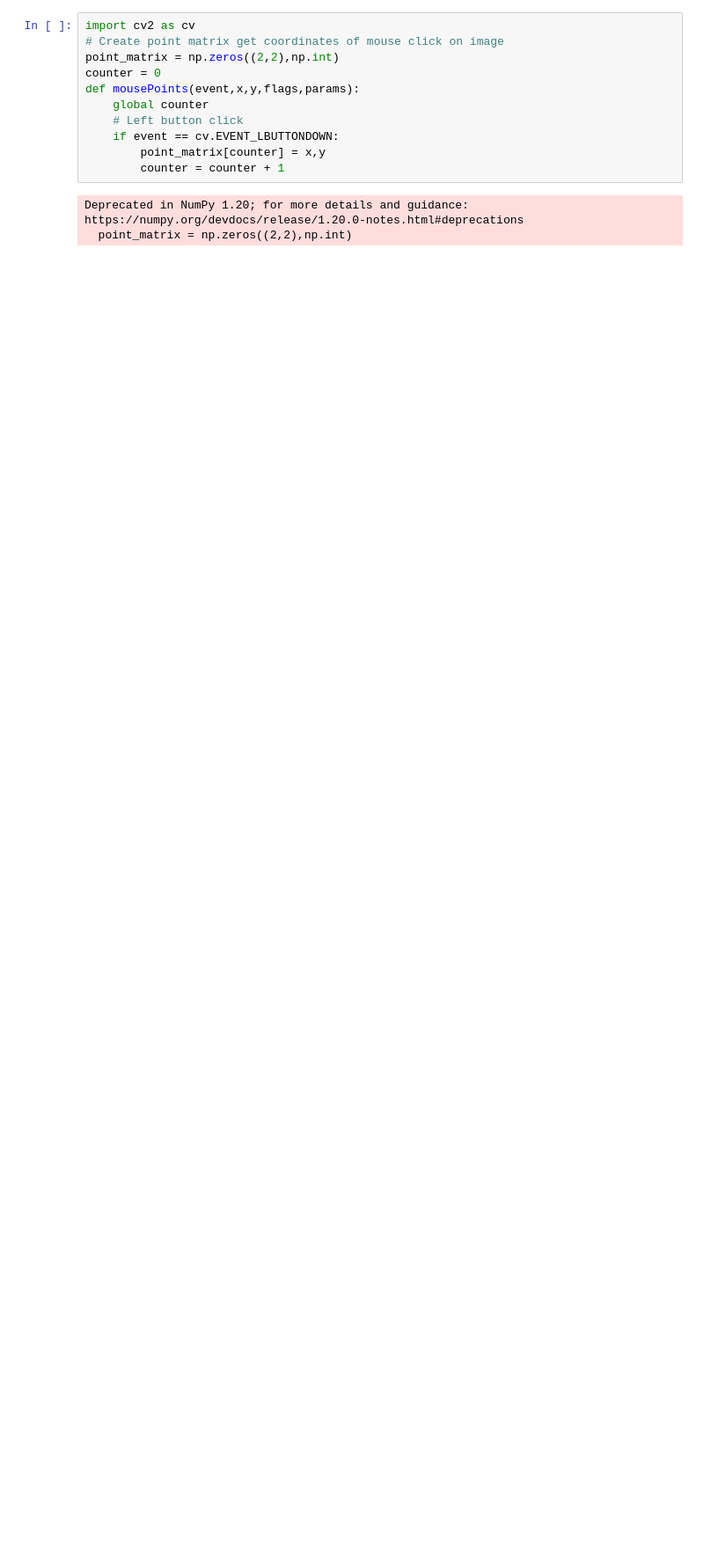
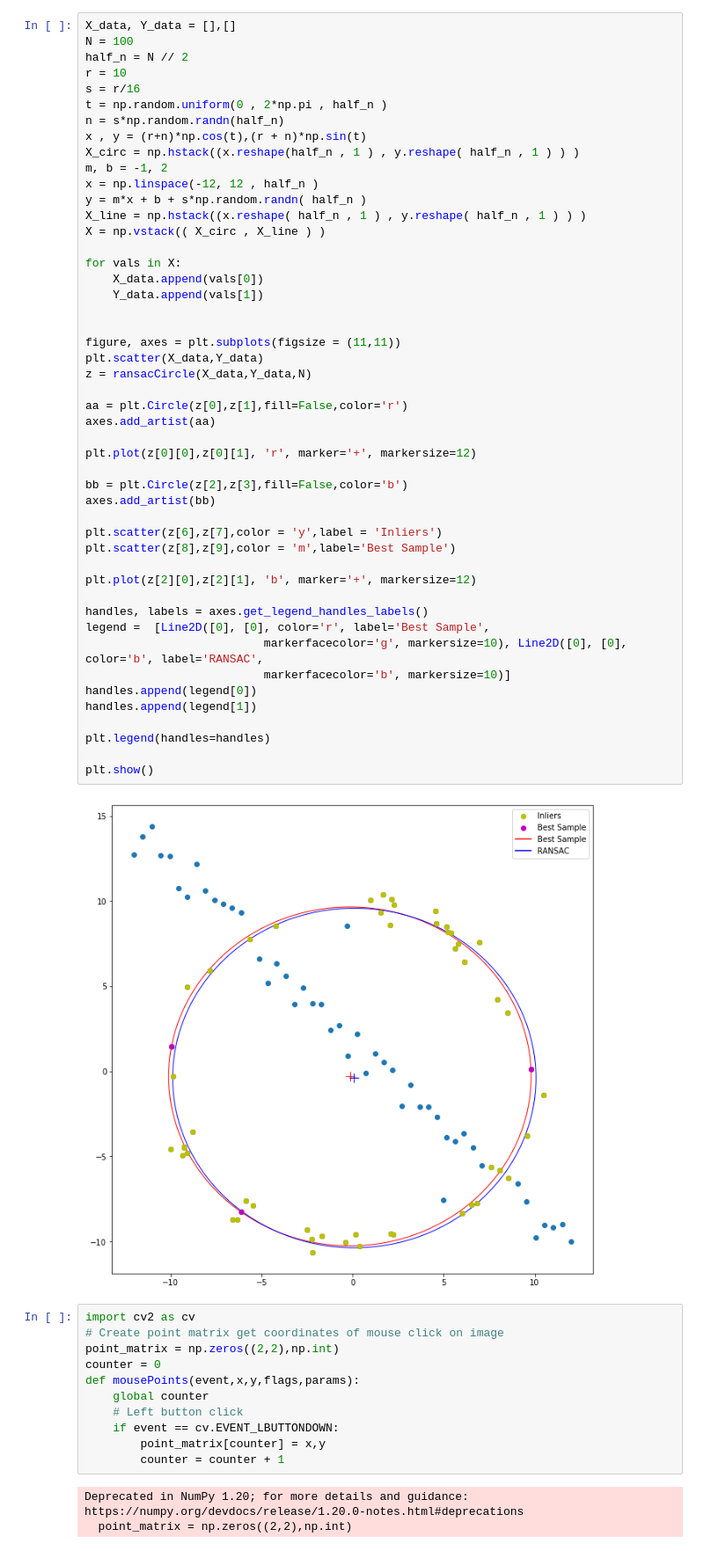
Before and after one commit to Thilanka1999/Computer-Vision-and-Image-Processing, a Jupyter notebook: assignment 2/190691B_a02.ipynb, the cells around one changed output. Shown at 88% size. Cells and saved outputs as stored; diff of their text form; blank space fills up the shorter version.

```diff
--- a/assignment 2/190691B_a02.ipynb
+++ b/assignment 2/190691B_a02.ipynb
@@ -109,3 +222,53 @@ plt.show()
+# %%
+X_data, Y_data = [],[]
+N = 100
+half_n = N // 2
+r = 10
+s = r/16
+t = np.random.uniform(0 , 2*np.pi , half_n )
+n = s*np.random.randn(half_n)
+x , y = (r+n)*np.cos(t),(r + n)*np.sin(t)
+X_circ = np.hstack((x.reshape(half_n , 1 ) , y.reshape( half_n , 1 ) ) )
+m, b = -1, 2
+x = np.linspace(-12, 12 , half_n )
+y = m*x + b + s*np.random.randn( half_n )
+X_line = np.hstack((x.reshape( half_n , 1 ) , y.reshape( half_n , 1 ) ) )
+X = np.vstack(( X_circ , X_line ) )
+
+for vals in X:
+    X_data.append(vals[0])
+    Y_data.append(vals[1])
+
+
+figure, axes = plt.subplots(figsize = (11,11))
+plt.scatter(X_data,Y_data)
+z = ransacCircle(X_data,Y_data,N)
+
+aa = plt.Circle(z[0],z[1],fill=False,color='r')
+axes.add_artist(aa)
+
+plt.plot(z[0][0],z[0][1], 'r', marker='+', markersize=12)
+
+bb = plt.Circle(z[2],z[3],fill=False,color='b')
+axes.add_artist(bb)
+
+plt.scatter(z[6],z[7],color = 'y',label = 'Inliers')
+plt.scatter(z[8],z[9],color = 'm',label='Best Sample')
+
+plt.plot(z[2][0],z[2][1], 'b', marker='+', markersize=12)
+
+handles, labels = axes.get_legend_handles_labels()
+legend =  [Line2D([0], [0], color='r', label='Best Sample',
+                          markerfacecolor='g', markersize=10), Line2D([0], [0], color='b', label='RANSAC',
+                          markerfacecolor='b', markersize=10)]
+handles.append(legend[0])
+handles.append(legend[1])
+
+plt.legend(handles=handles)
+
+plt.show()
+# %% [output]
+[figure, added]
 # %%
 import cv2 as cv
 # Create point matrix get coordinates of mouse click on image
```
Also changed, not shown: parts of 16 cells of this notebook.
